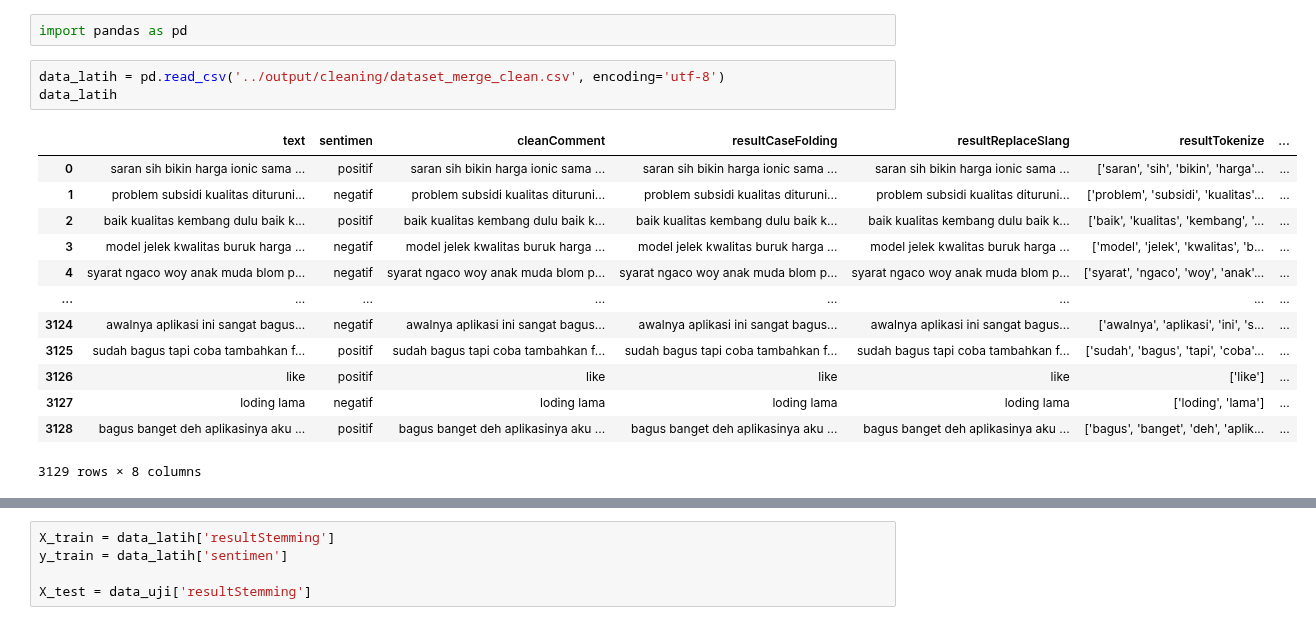
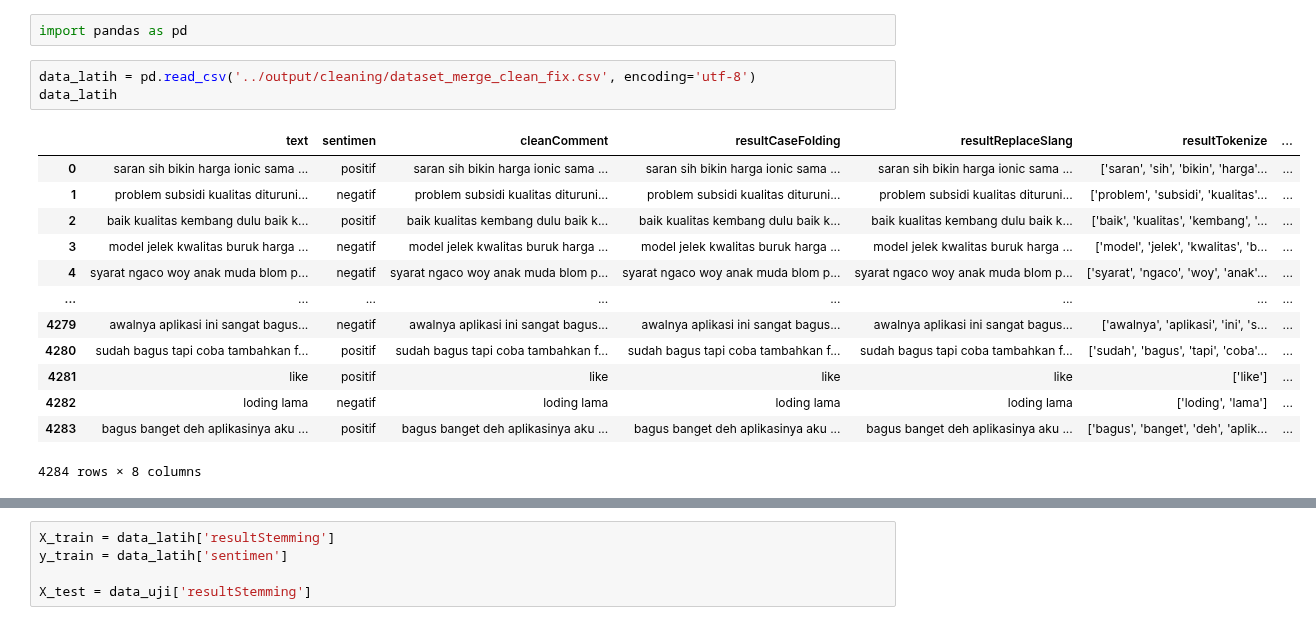
Before and after one commit to ardwiinoo/knn-sentiment-analysis, a Jupyter notebook: notebook/feature_extraction_nosplit.ipynb, the cells around one changed output, grey strips where cells are left out. Drawn from its saved outputs; the diff is of its cells as text.

```diff
--- a/notebook/feature_extraction_nosplit.ipynb
+++ b/notebook/feature_extraction_nosplit.ipynb
@@ -1,20 +1,20 @@
 # %%
 import pandas as pd
 # %%
-data_latih = pd.read_csv('../output/cleaning/dataset_merge_clean.csv', encoding='utf-8')
+data_latih = pd.read_csv('../output/cleaning/dataset_merge_clean_fix.csv', encoding='utf-8')
 data_latih
 # %% [output]
 |  | text | sentimen | cleanComment | resultCaseFolding | resultReplaceSlang | resultTokenize | ... |
 | 0 | saran sih bikin harga ionic sama ... | positif | saran sih bikin harga ionic sama ... | saran sih bikin harga ionic sama ... | saran sih bikin harga ionic sama ... | ['saran', 'sih', 'bikin', 'harga'... | ... |
 | 1 | problem subsidi kualitas dituruni... | negatif | problem subsidi kualitas dituruni... | problem subsidi kualitas dituruni... | problem subsidi kualitas dituruni... | ['problem', 'subsidi', 'kualitas'... | ... |
 | 2 | baik kualitas kembang dulu baik k... | positif | baik kualitas kembang dulu baik k... | baik kualitas kembang dulu baik k... | baik kualitas kembang dulu baik k... | ['baik', 'kualitas', 'kembang', '... | ... |
 | 3 | model jelek kwalitas buruk harga ... | negatif | model jelek kwalitas buruk harga ... | model jelek kwalitas buruk harga ... | model jelek kwalitas buruk harga ... | ['model', 'jelek', 'kwalitas', 'b... | ... |
 | 4 | syarat ngaco woy anak muda blom p... | negatif | syarat ngaco woy anak muda blom p... | syarat ngaco woy anak muda blom p... | syarat ngaco woy anak muda blom p... | ['syarat', 'ngaco', 'woy', 'anak'... | ... |
 | ... | ... | ... | ... | ... | ... | ... | ... |
-| 3124 | awalnya aplikasi ini sangat bagus... | negatif | awalnya aplikasi ini sangat bagus... | awalnya aplikasi ini sangat bagus... | awalnya aplikasi ini sangat bagus... | ['awalnya', 'aplikasi', 'ini', 's... | ... |
-| 3125 | sudah bagus tapi coba tambahkan f... | positif | sudah bagus tapi coba tambahkan f... | sudah bagus tapi coba tambahkan f... | sudah bagus tapi coba tambahkan f... | ['sudah', 'bagus', 'tapi', 'coba'... | ... |
-| 3126 | like | positif | like | like | like | ['like'] | ... |
-| 3127 | loding lama | negatif | loding lama | loding lama | loding lama | ['loding', 'lama'] | ... |
-| 3128 | bagus banget deh aplikasinya aku ... | positif | bagus banget deh aplikasinya aku ... | bagus banget deh aplikasinya aku ... | bagus banget deh aplikasinya aku ... | ['bagus', 'banget', 'deh', 'aplik... | ... |
+| 4279 | awalnya aplikasi ini sangat bagus... | negatif | awalnya aplikasi ini sangat bagus... | awalnya aplikasi ini sangat bagus... | awalnya aplikasi ini sangat bagus... | ['awalnya', 'aplikasi', 'ini', 's... | ... |
+| 4280 | sudah bagus tapi coba tambahkan f... | positif | sudah bagus tapi coba tambahkan f... | sudah bagus tapi coba tambahkan f... | sudah bagus tapi coba tambahkan f... | ['sudah', 'bagus', 'tapi', 'coba'... | ... |
+| 4281 | like | positif | like | like | like | ['like'] | ... |
+| 4282 | loding lama | negatif | loding lama | loding lama | loding lama | ['loding', 'lama'] | ... |
+| 4283 | bagus banget deh aplikasinya aku ... | positif | bagus banget deh aplikasinya aku ... | bagus banget deh aplikasinya aku ... | bagus banget deh aplikasinya aku ... | ['bagus', 'banget', 'deh', 'aplik... | ... |
-3129 rows × 8 columns
+4284 rows × 8 columns
 # %%
```
Also changed, not shown: parts of 7 cells of this notebook.
